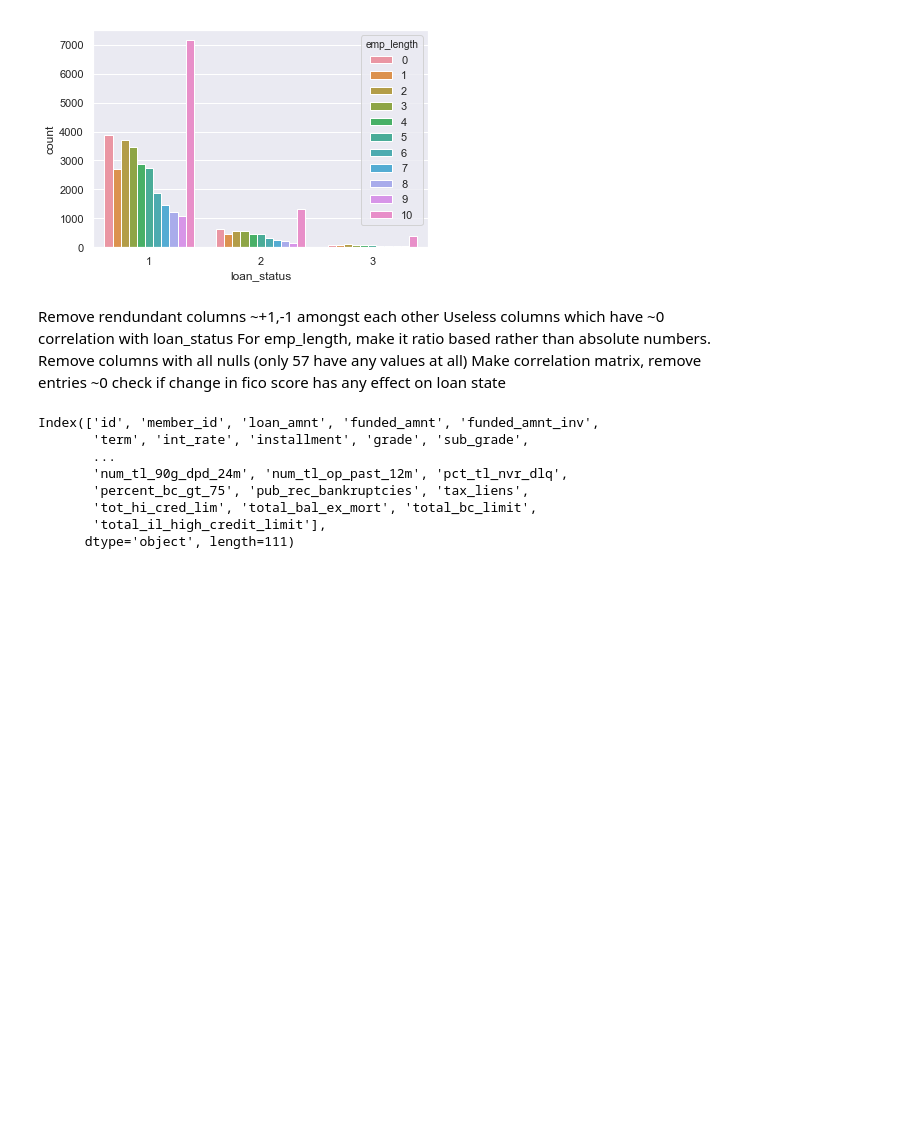
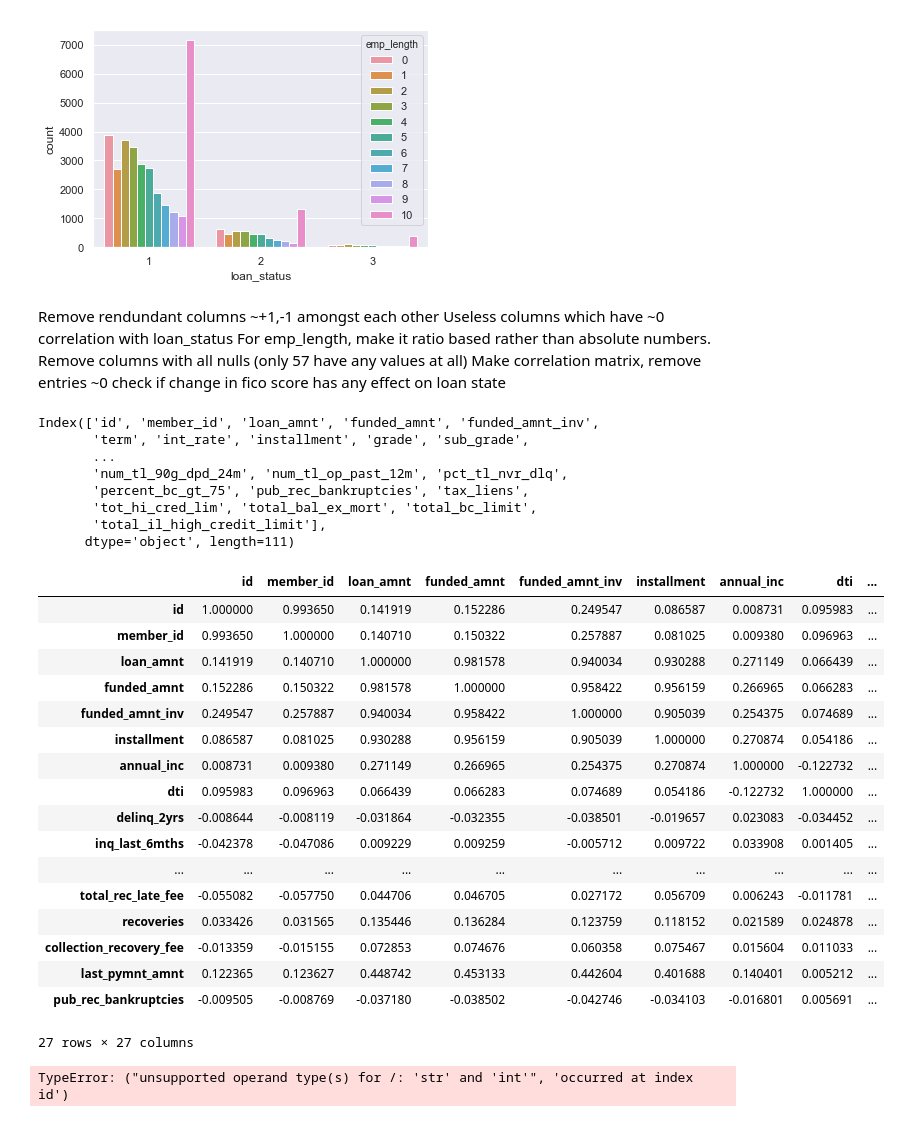
Before and after one commit to abhayace/loan-default-factors, a Jupyter notebook: Loan_Assignment.ipynb, the cells around one changed output. Drawn from its saved outputs; the diff is of its cells as text; code cells hidden in the pictures; blank space fills up the shorter version.

```diff
--- a/Loan_Assignment.ipynb
+++ b/Loan_Assignment.ipynb
@@ -86,0 +62,10 @@ len(loans_df)
+# %%
+#Check if there are columns with just 1 unique value, which makes them useless
+single_val_cols = []
+for col in loans_df.columns:
+    num_uniques = len(loans_df[col].unique())
+    if num_uniques == 1:
+        single_val_cols.append(col)
+# %%
+#Remove columns with just 1 unique value
+loans_df = loans_df.drop(single_val_cols, axis=1)
@@ -86,0 +89,2 @@ len(loans_df)
+# %%
+loans_df = loans_df.drop(['collections_12_mths_ex_med','chargeoff_within_12_mths','tax_liens'], axis=1)
@@ -132,3 +141,31 @@ Index(['id', 'member_id', 'loan_amnt', 'funded_amnt', 'funded_amnt_inv',
       dtype='object', length=111)
 # %%
 pd.set_option('max_colwidth', -1)
+# %%
+#Finding correlation among all 48 columns
+corr_mat = loans_df.corr()
+# %%
+corr_mat
+# %% [output]
+|  | id | member_id | loan_amnt | funded_amnt | funded_amnt_inv | installment | annual_inc | dti | ... |
+| id | 1.000000 | 0.993650 | 0.141919 | 0.152286 | 0.249547 | 0.086587 | 0.008731 | 0.095983 | ... |
+| member_id | 0.993650 | 1.000000 | 0.140710 | 0.150322 | 0.257887 | 0.081025 | 0.009380 | 0.096963 | ... |
+| loan_amnt | 0.141919 | 0.140710 | 1.000000 | 0.981578 | 0.940034 | 0.930288 | 0.271149 | 0.066439 | ... |
+| funded_amnt | 0.152286 | 0.150322 | 0.981578 | 1.000000 | 0.958422 | 0.956159 | 0.266965 | 0.066283 | ... |
+| funded_amnt_inv | 0.249547 | 0.257887 | 0.940034 | 0.958422 | 1.000000 | 0.905039 | 0.254375 | 0.074689 | ... |
+| installment | 0.086587 | 0.081025 | 0.930288 | 0.956159 | 0.905039 | 1.000000 | 0.270874 | 0.054186 | ... |
+| annual_inc | 0.008731 | 0.009380 | 0.271149 | 0.266965 | 0.254375 | 0.270874 | 1.000000 | -0.122732 | ... |
+| dti | 0.095983 | 0.096963 | 0.066439 | 0.066283 | 0.074689 | 0.054186 | -0.122732 | 1.000000 | ... |
+| delinq_2yrs | -0.008644 | -0.008119 | -0.031864 | -0.032355 | -0.038501 | -0.019657 | 0.023083 | -0.034452 | ... |
+| inq_last_6mths | -0.042378 | -0.047086 | 0.009229 | 0.009259 | -0.005712 | 0.009722 | 0.033908 | 0.001405 | ... |
+| ... | ... | ... | ... | ... | ... | ... | ... | ... | ... |
+| total_rec_late_fee | -0.055082 | -0.057750 | 0.044706 | 0.046705 | 0.027172 | 0.056709 | 0.006243 | -0.011781 | ... |
+| recoveries | 0.033426 | 0.031565 | 0.135446 | 0.136284 | 0.123759 | 0.118152 | 0.021589 | 0.024878 | ... |
+| collection_recovery_fee | -0.013359 | -0.015155 | 0.072853 | 0.074676 | 0.060358 | 0.075467 | 0.015604 | 0.011033 | ... |
+| last_pymnt_amnt | 0.122365 | 0.123627 | 0.448742 | 0.453133 | 0.442604 | 0.401688 | 0.140401 | 0.005212 | ... |
+| pub_rec_bankruptcies | -0.009505 | -0.008769 | -0.037180 | -0.038502 | -0.042746 | -0.034103 | -0.016801 | 0.005691 | ... |
+27 rows × 27 columns
+# %%
+loans_df.corrwith(loans_df.loan_status)
+# %% [output]
+TypeError: ("unsupported operand type(s) for /: 'str' and 'int'", 'occurred at index id')
```
Also changed, not shown: parts of 11 cells of this notebook.
